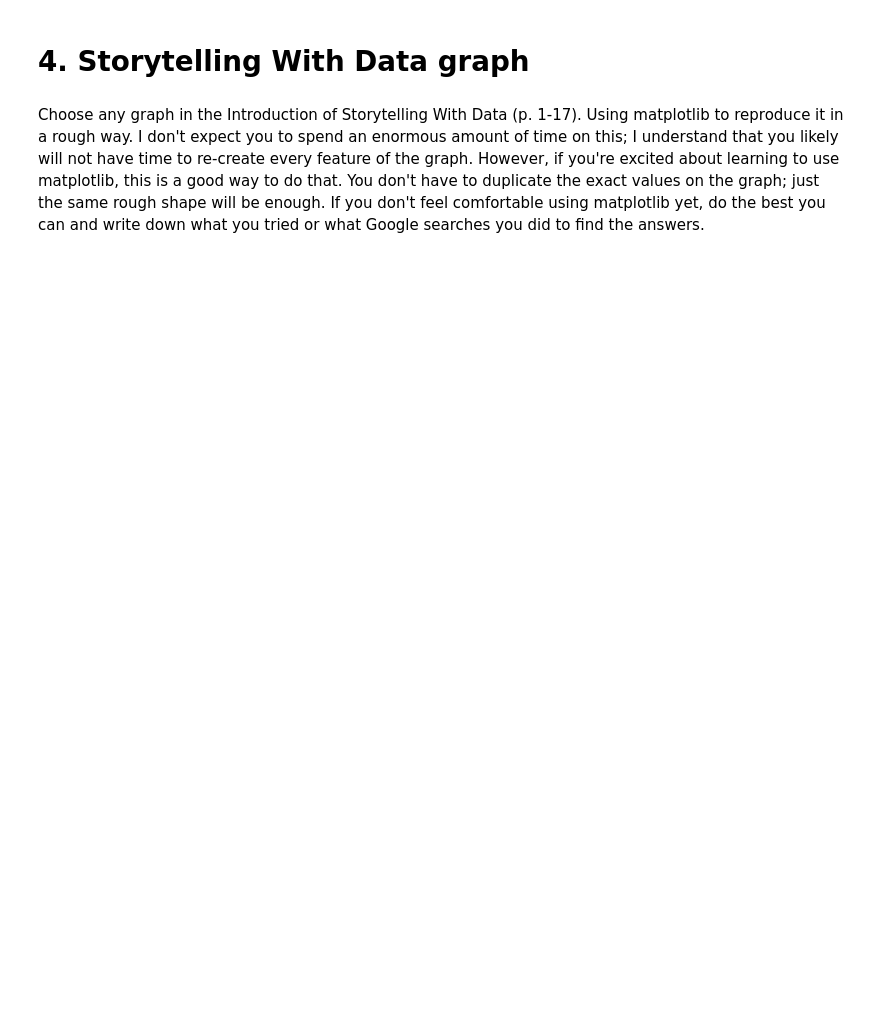
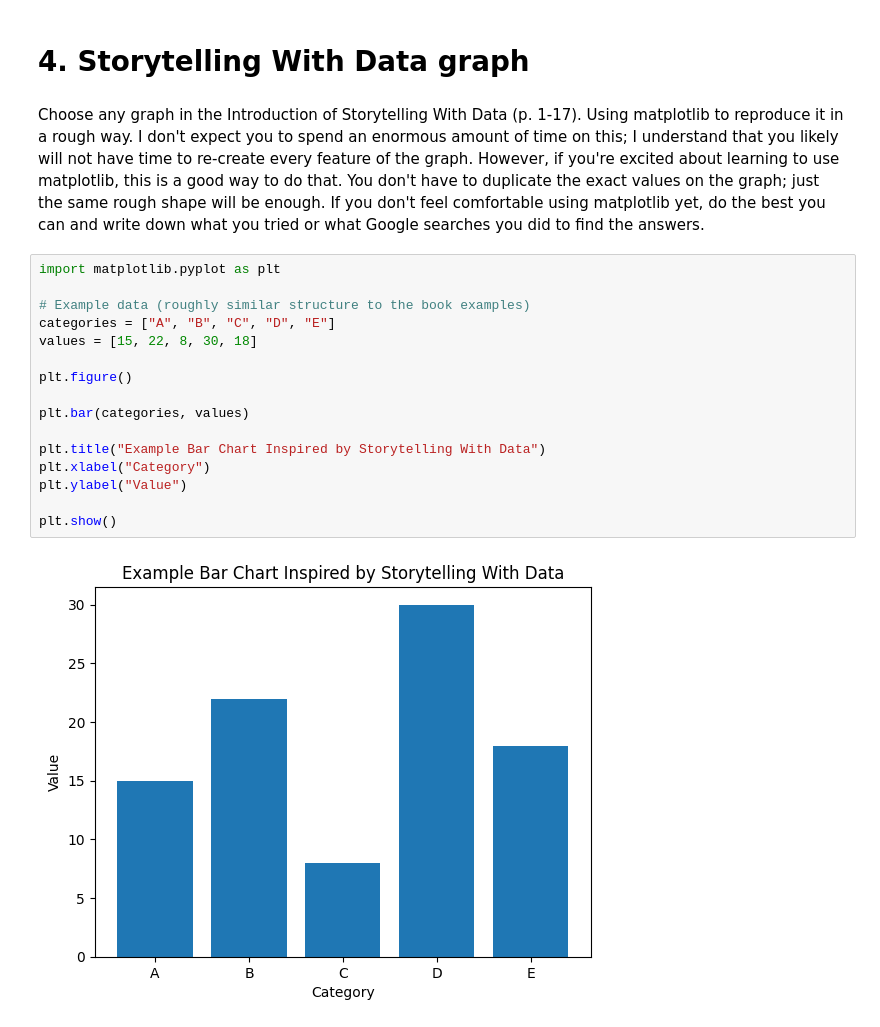
Before and after one commit to gdouek/Module-B-semester-2, a Jupyter notebook: Week1.ipynb, the cells around one changed output. Saved outputs shown, nothing was run; the diff lists cells and outputs as text; blank space fills up the shorter version.

```diff
--- a/Week1.ipynb
+++ b/Week1.ipynb
@@ -333,3 +536,21 @@ ax.set_xlabel("Birth Date") # label the x axis
 # 4. Storytelling With Data graph
 # %% [markdown]
 Choose any graph in the Introduction of Storytelling With Data (p. 1-17).  Using matplotlib to reproduce it in a rough way.  I don't expect you to spend an enormous amount of time on this; I understand that you likely will not have time to re-create every feature of the graph.  However, if you're excited about learning to use matplotlib, this is a good way to do that.  You don't have to duplicate the exact values on the graph; just the same rough shape will be enough.  If you don't feel comfortable using matplotlib yet, do the best you can and write down what you tried or what Google searches you did to find the answers.
+# %%
+import matplotlib.pyplot as plt
+
+# Example data (roughly similar structure to the book examples)
+categories = ["A", "B", "C", "D", "E"]
+values = [15, 22, 8, 30, 18]
+
+plt.figure()
+
+plt.bar(categories, values)
+
+plt.title("Example Bar Chart Inspired by Storytelling With Data")
+plt.xlabel("Category")
+plt.ylabel("Value")
+
+plt.show()
+# %% [output]
+[figure, added]
```
Also changed, not shown: parts of 24 cells of this notebook.
